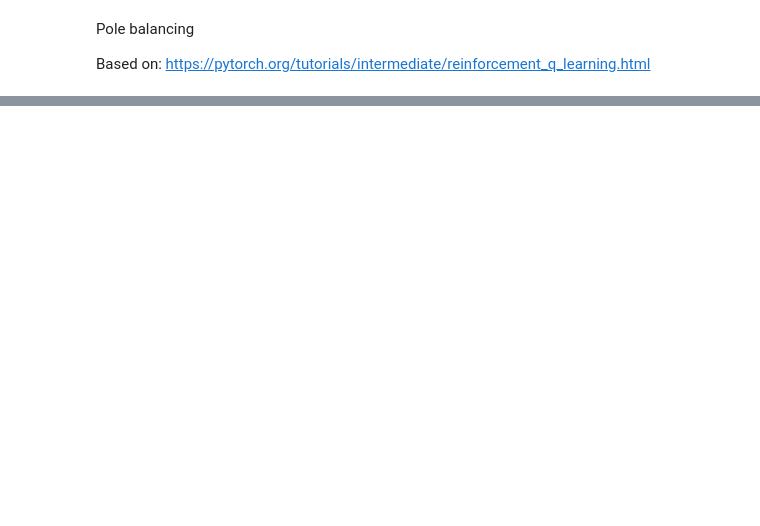
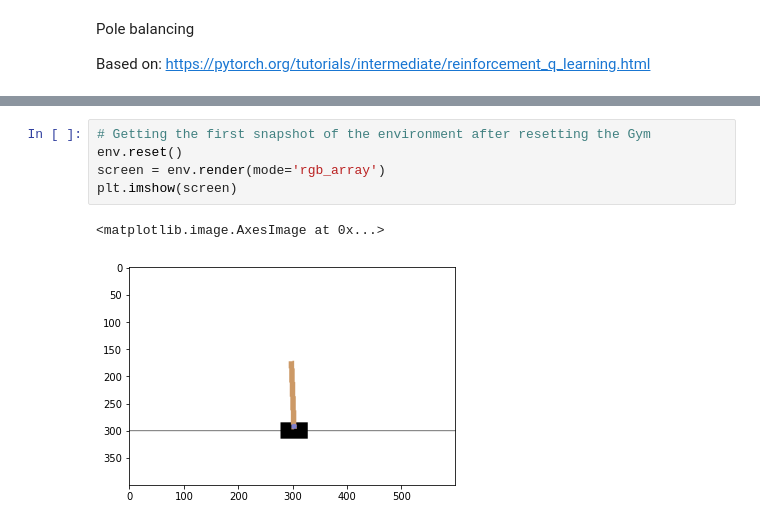
Before and after one commit to fireofearth/document, a Jupyter notebook: gym/pole-modify.ipynb, the cells around one changed output, grey strips where cells are left out. Drawn from its saved outputs; the diff is of its cells as text; blank space fills up the shorter version.

```diff
--- a/gym/pole-modify.ipynb
+++ b/gym/pole-modify.ipynb
@@ -87,3 +84,11 @@ plt.imshow(screen.transpose(1,2,0))
+# %%
+# Getting the first snapshot of the environment after resetting the Gym
+env.reset()
+screen = env.render(mode='rgb_array')
+plt.imshow(screen)
+# %% [output]
+<matplotlib.image.AxesImage at 0x...>
+[figure, added]
 # %%
 resize = T.Compose([T.ToPILImage(),
                     T.Resize(40, interpolation=Image.CUBIC),
```
Also changed, not shown: parts of 20 cells of this notebook, 11 other files.
